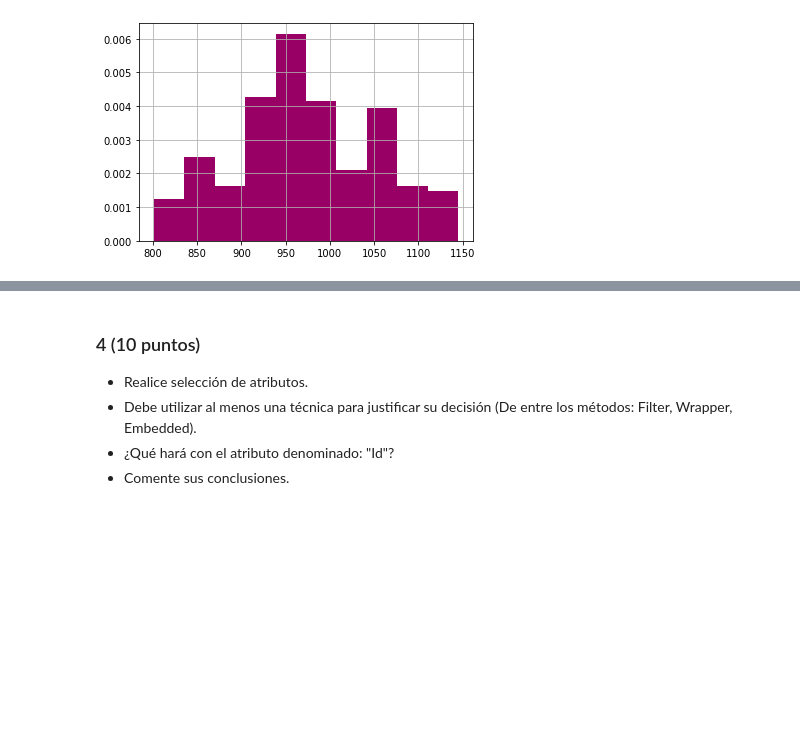
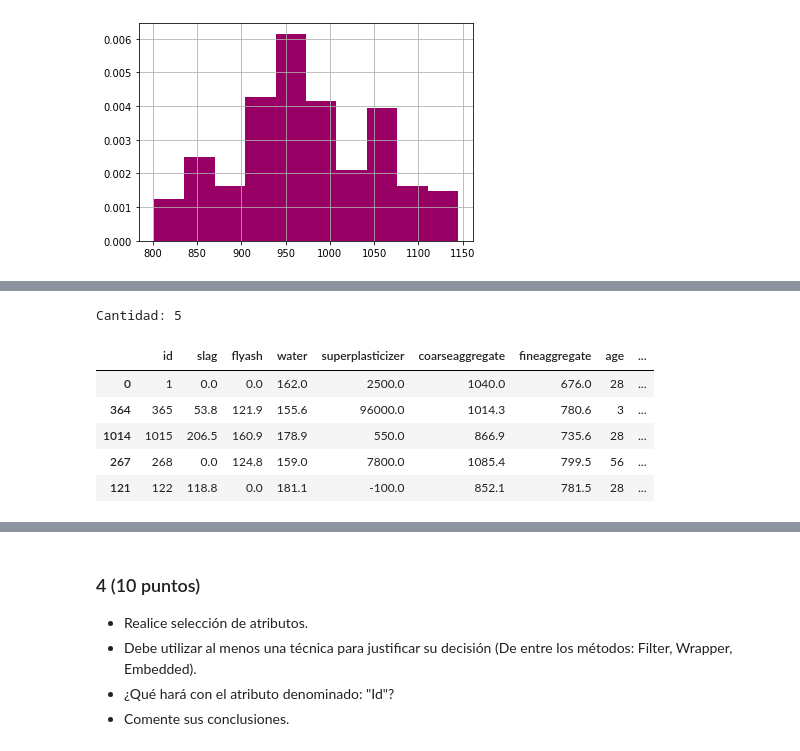
Before and after one commit to GabrielVargasR/University-Artificial-Intelligence, a Jupyter notebook: TC3 - Regression and Feature Engineering/2021-2-Trabajo Practico_03.ipynb, the cells around one changed output, grey strips where cells are left out. Cells and saved outputs as stored; diff of their text form; code cells hidden in the pictures; blank space fills up the shorter version.

```diff
--- a/TC3 - Regression and Feature Engineering/2021-2-Trabajo Practico_03.ipynb
+++ b/TC3 - Regression and Feature Engineering/2021-2-Trabajo Practico_03.ipynb
@@ -378,0 +360,14 @@ X_trainVal.describe()
+# %%
+# queries all rows where 'superplasticizer' is outside of the specified range
+query = 'superplasticizer < 0 | superplasticizer > 32.2'
+outliers = X_trainVal_nona.query(query)
+print('Cantidad:', outliers.shape[0]) # amount of rows with outliers in 'superplasticizer'
+outliers # rows with outliers in 'superplasticizer'
+# %% [output]
+Cantidad: 5
+|  | id | slag | flyash | water | superplasticizer | coarseaggregate | fineaggregate | age | ... |
+| 0 | 1 | 0.0 | 0.0 | 162.0 | 2500.0 | 1040.0 | 676.0 | 28 | ... |
+| 364 | 365 | 53.8 | 121.9 | 155.6 | 96000.0 | 1014.3 | 780.6 | 3 | ... |
+| 1014 | 1015 | 206.5 | 160.9 | 178.9 | 550.0 | 866.9 | 735.6 | 28 | ... |
+| 267 | 268 | 0.0 | 124.8 | 159.0 | 7800.0 | 1085.4 | 799.5 | 56 | ... |
+| 121 | 122 | 118.8 | 0.0 | 181.1 | -100.0 | 852.1 | 781.5 | 28 | ... |
```
Also changed, not shown: parts of 24 cells of this notebook.
